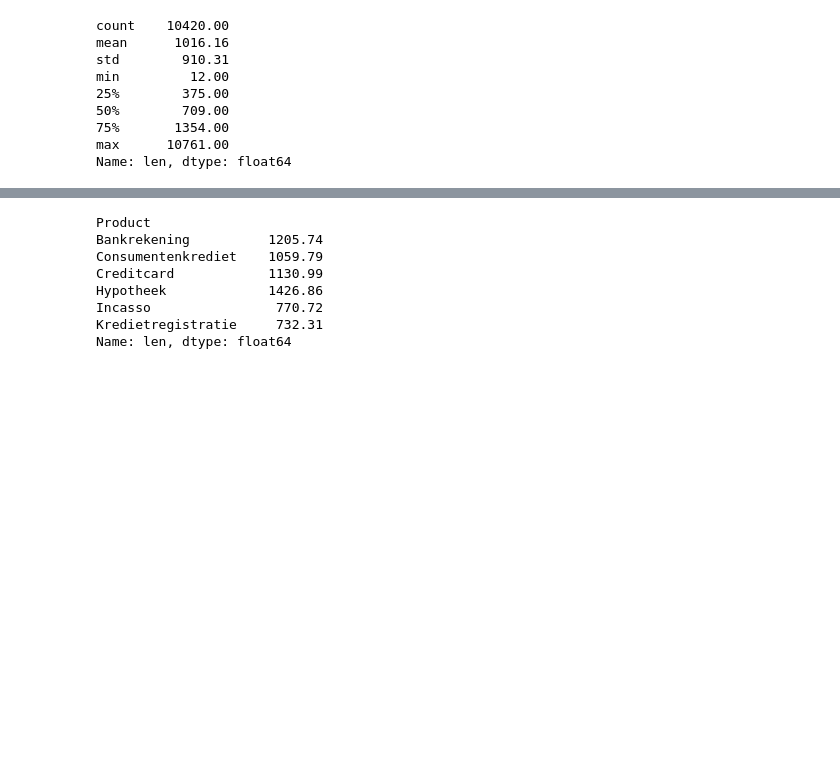
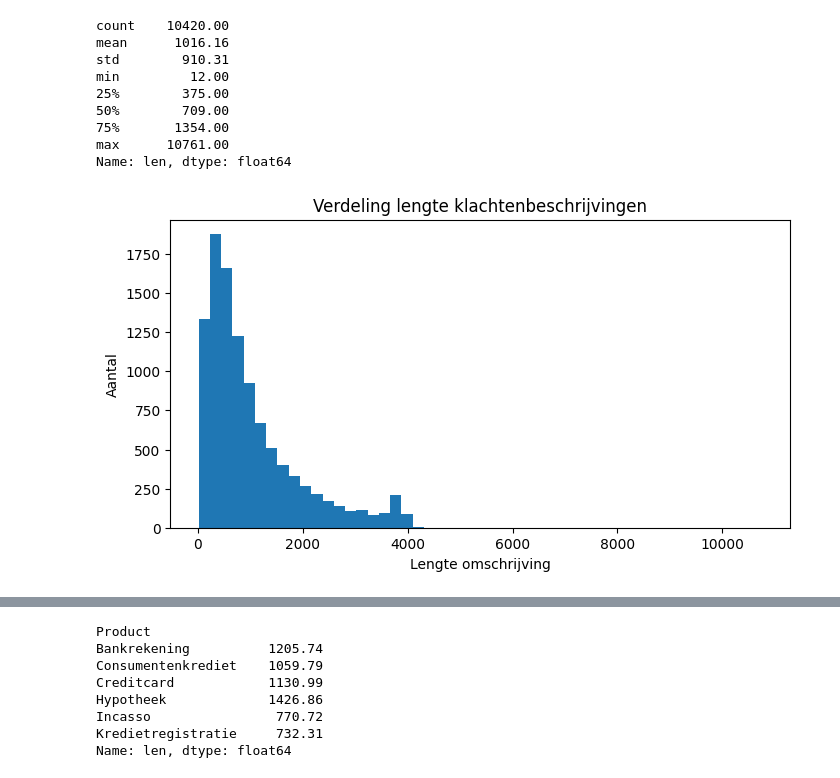
Before and after one commit to OdessaA/dataproject_1, a Jupyter notebook: 01_EDA.ipynb, the cells around one changed output, grey strips where cells are left out. Cells and saved outputs as stored; diff of their text form; code cells hidden in the pictures; blank space fills up the shorter version.

```diff
--- a/01_EDA.ipynb
+++ b/01_EDA.ipynb
@@ -142,3 +157,12 @@ min         12.00
 75%       1354.00
 max      10761.00
 Name: len, dtype: float64
+# %%
+plt.figure(figsize=(8,4))
+plt.hist(exploratie_df['len'], bins=50)
+plt.xlabel("Lengte omschrijving")
+plt.ylabel("Aantal")
+plt.title("Verdeling lengte klachtenbeschrijvingen")
+plt.show()
+# %% [output]
+[figure, added]
```
Also changed, not shown: parts of 20 cells of this notebook.
